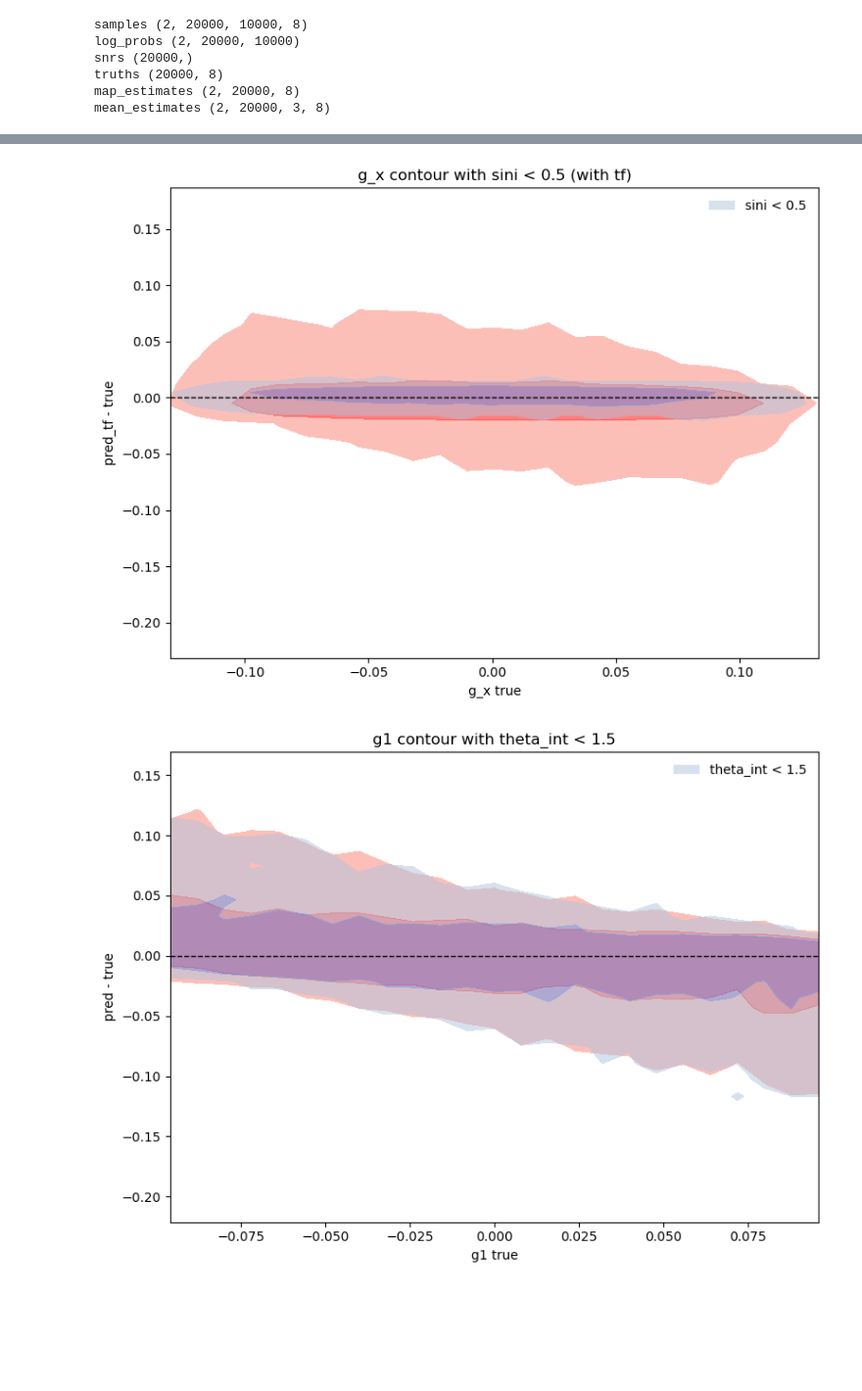
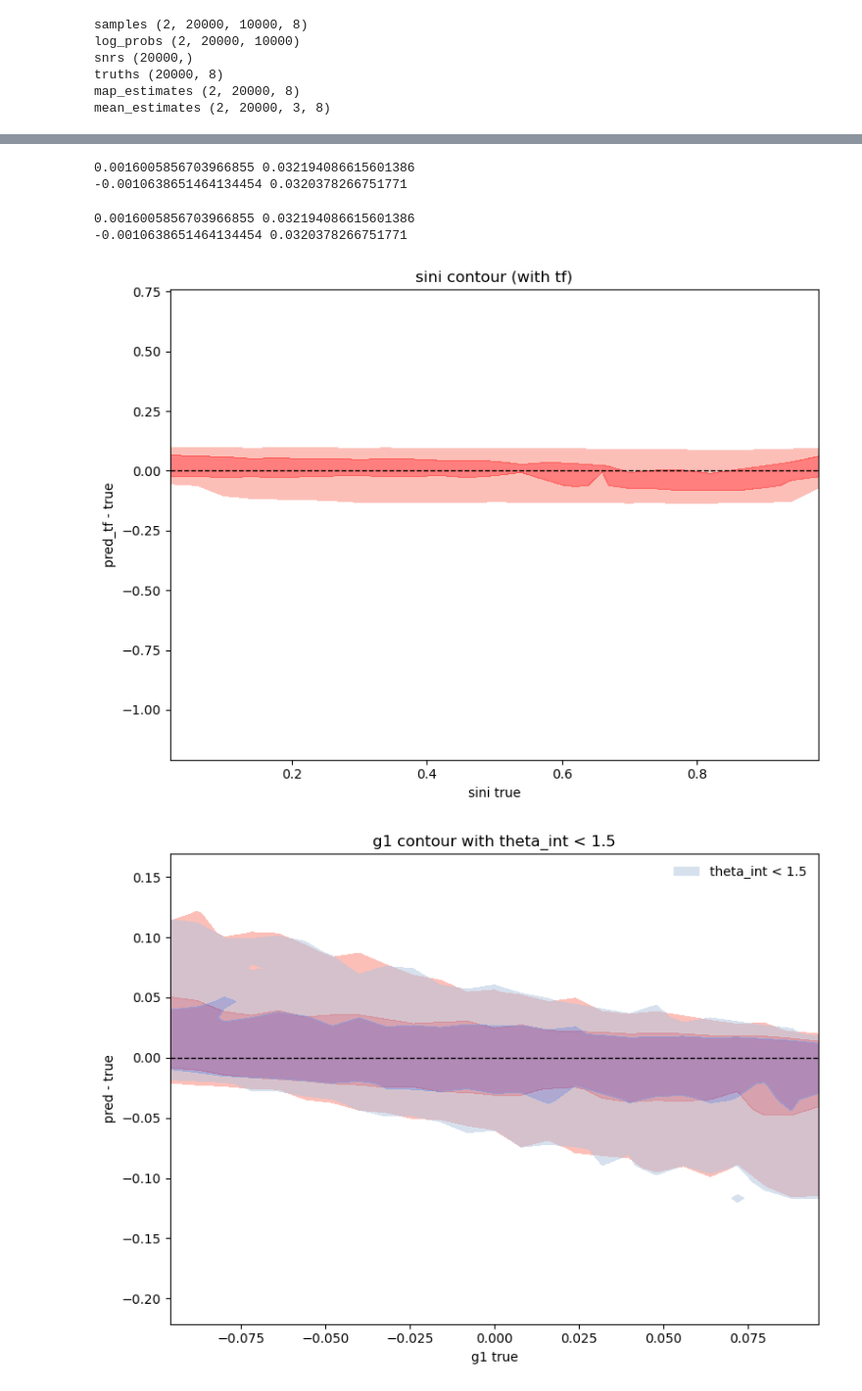
Before and after one commit to KinematicLensing/kl-nn, a Jupyter notebook: arch/diagnostics/sample_diagnostics.ipynb, the cells around one changed output, grey strips where cells are left out. Shown at 98% size. Drawn from its saved outputs; the diff is of its cells as text; code cells hidden in the pictures; blank space fills up the shorter version.

```diff
--- a/arch/diagnostics/sample_diagnostics.ipynb
+++ b/arch/diagnostics/sample_diagnostics.ipynb
@@ -137,3 +160,15 @@ gc_diff = gc_pred - gc_true
+# %%
+print(np.mean(g1_diff), np.std(g1_diff))
+print(np.mean(g2_diff), np.std(g2_diff))
+# %% [output]
+0.0016005856703966855 0.032194086615601386
+-0.0010638651464134454 0.0320378266751771
+# %%
+print(np.mean(g1_diff), np.std(g1_diff))
+print(np.mean(g2_diff), np.std(g2_diff))
+# %% [output]
+0.0016005856703966855 0.032194086615601386
+-0.0010638651464134454 0.0320378266751771
 # %%
 from plots import ParameterContourPlotter
 
@@ -147,15 +182,15 @@ plotter = ParameterContourPlotter(
 )
 # %%
 _, _, out_masked = plotter.plot(
-    param='gx',
-    mask_param='sini',
+    param='sini',
+    # mask_param='',
     masking_value=0.5,
     flip_mask=True,
     use_tf=True,
     nbins=25,
 )
 # %% [output]
-[figure, old version]
+[figure, new version]
 # %%
 _, _, out_masked = plotter.plot(
     param='g1',
```
Also changed, not shown: parts of 4 cells of this notebook, 11 other files.
